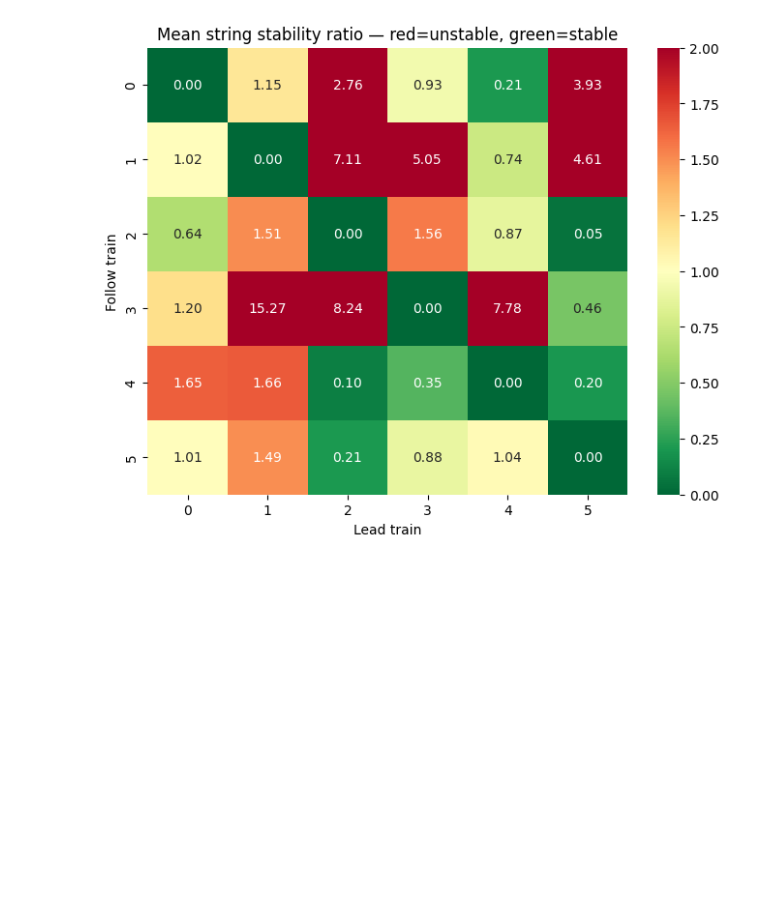
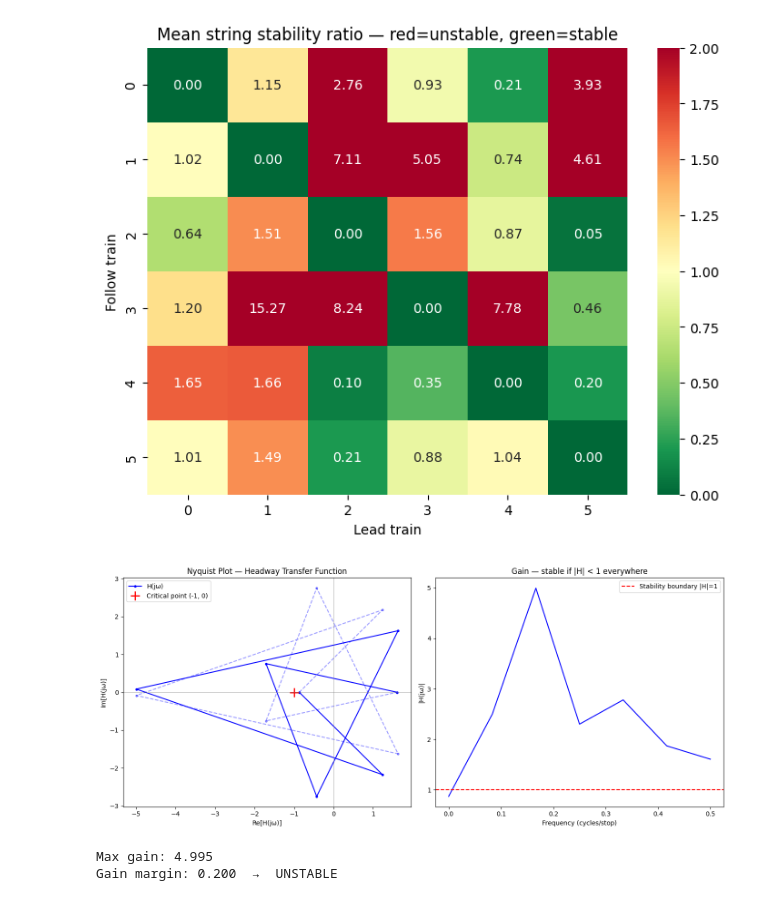
Before and after one commit to peppy-senpai/MBTA, a Jupyter notebook: part4_post_sim_analysis.ipynb, the cells around one changed output. Drawn from its saved outputs; the diff is of its cells as text; code cells hidden in the pictures; blank space fills up the shorter version.

```diff
--- a/part4_post_sim_analysis.ipynb
+++ b/part4_post_sim_analysis.ipynb
@@ -469,0 +490,3 @@ plt.show()
+# %%
+mean_h = headway_matrix.values.mean()
+residuals = headway_matrix - mean_h           # ĥ_n(k) = h_n(k) - h̄
@@ -469,0 +514,35 @@ plt.show()
+# %%
+fig, axes = plt.subplots(1, 2, figsize=(14, 6))
+
+# --- Nyquist plot ---
+ax = axes[0]
+ax.plot(H_mean.real, H_mean.imag, 'b.-', label='H(jω)')
+ax.plot(H_mean.real, -H_mean.imag, 'b.--', alpha=0.4)   # mirror (negative freqs)
+ax.plot(-1, 0, 'r+', markersize=15, markeredgewidth=2, label='Critical point (-1, 0)')
+ax.axhline(0, color='gray', linewidth=0.5)
+ax.axvline(0, color='gray', linewidth=0.5)
+ax.set_xlabel('Re[H(jω)]')
+ax.set_ylabel('Im[H(jω)]')
+ax.set_title('Nyquist Plot — Headway Transfer Function')
+ax.legend()
+
+# --- Gain |H(ω)| vs frequency ---
+ax = axes[1]
+ax.plot(f, np.abs(H_mean), 'b-')
+ax.axhline(1.0, color='red', linestyle='--', label='Stability boundary |H|=1')
+ax.set_xlabel('Frequency (cycles/stop)')
+ax.set_ylabel('|H(jω)|')
+ax.set_title('Gain — stable if |H| < 1 everywhere')
+ax.legend()
+
+plt.tight_layout()
+plt.show()
+
+# Stability verdict
+gain_margin = 1.0 / np.max(np.abs(H_mean))
+print(f"Max gain: {np.max(np.abs(H_mean)):.3f}")
+print(f"Gain margin: {gain_margin:.3f}  →  {'STABLE' if gain_margin > 1 else 'UNSTABLE'}")
+# %% [output]
+[figure, added]
+Max gain: 4.995
+Gain margin: 0.200  →  UNSTABLE
```
Also changed, not shown: parts of 4 cells of this notebook.
